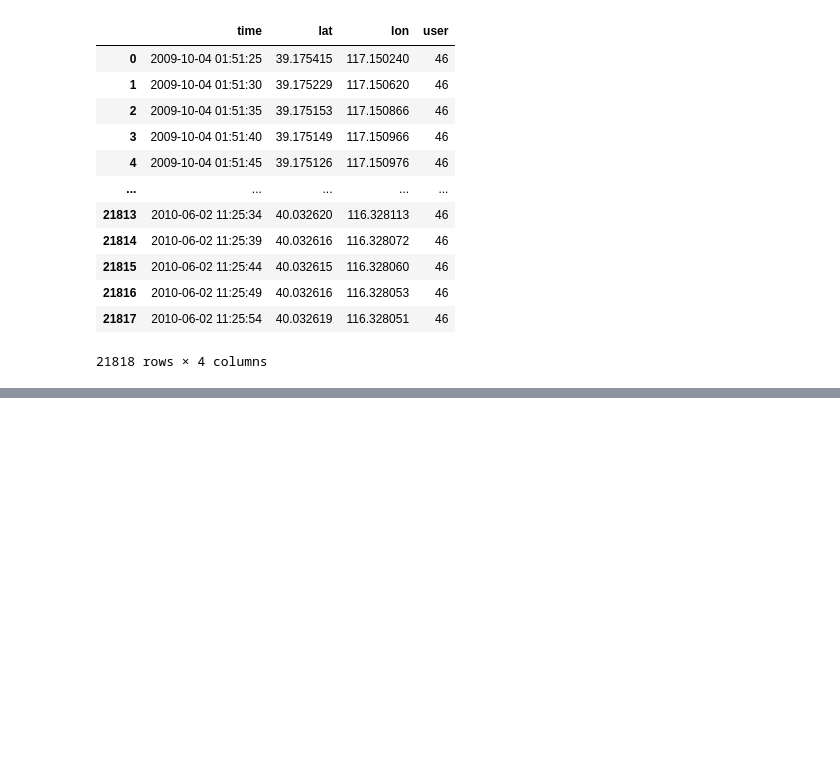
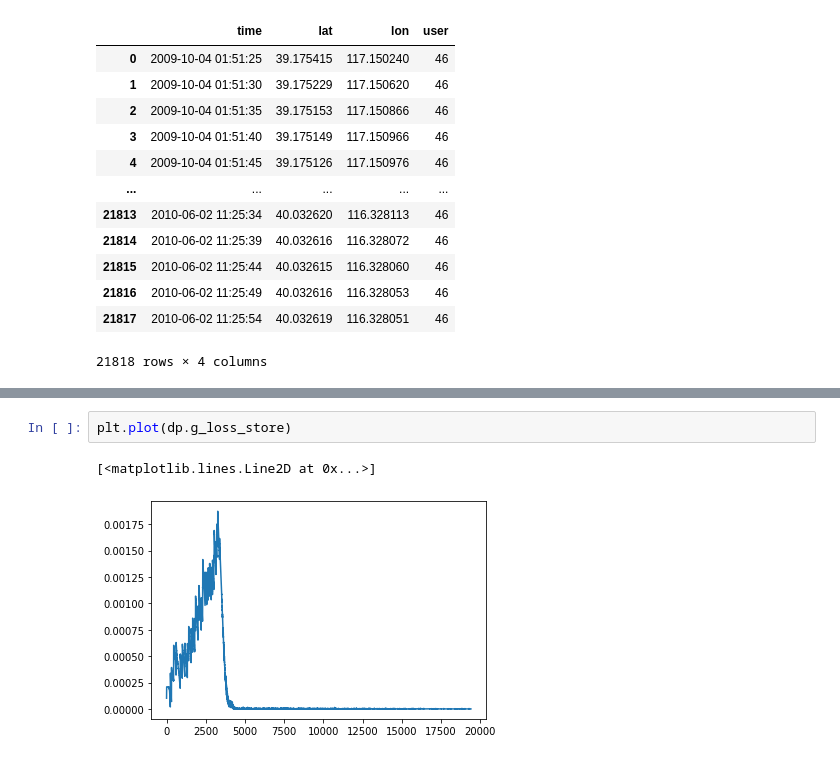
Before and after one commit to GabrielPila/skmob_mmc_mobility, a Jupyter notebook: notebooks/tmp_nb.ipynb, the cells around one changed output, grey strips where cells are left out. Cells and saved outputs as stored; diff of their text form; blank space fills up the shorter version.

```diff
--- a/notebooks/tmp_nb.ipynb
+++ b/notebooks/tmp_nb.ipynb
@@ -136,0 +497,5 @@ data
+# %%
+plt.plot(dp.g_loss_store)
+# %% [output]
+[<matplotlib.lines.Line2D at 0x...>]
+[figure, added]
```
Also changed, not shown: parts of 54 cells of this notebook, 11 other files.
